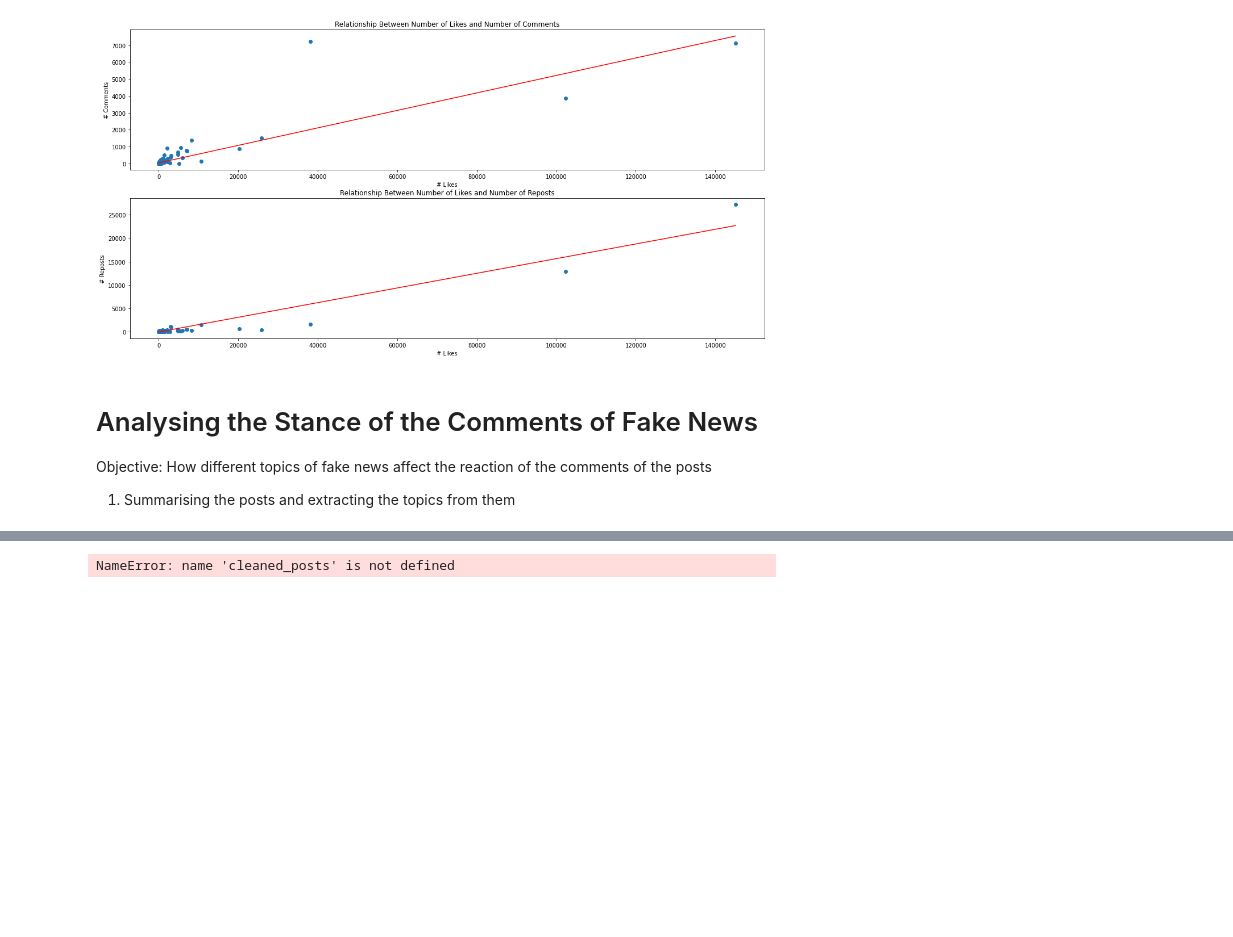
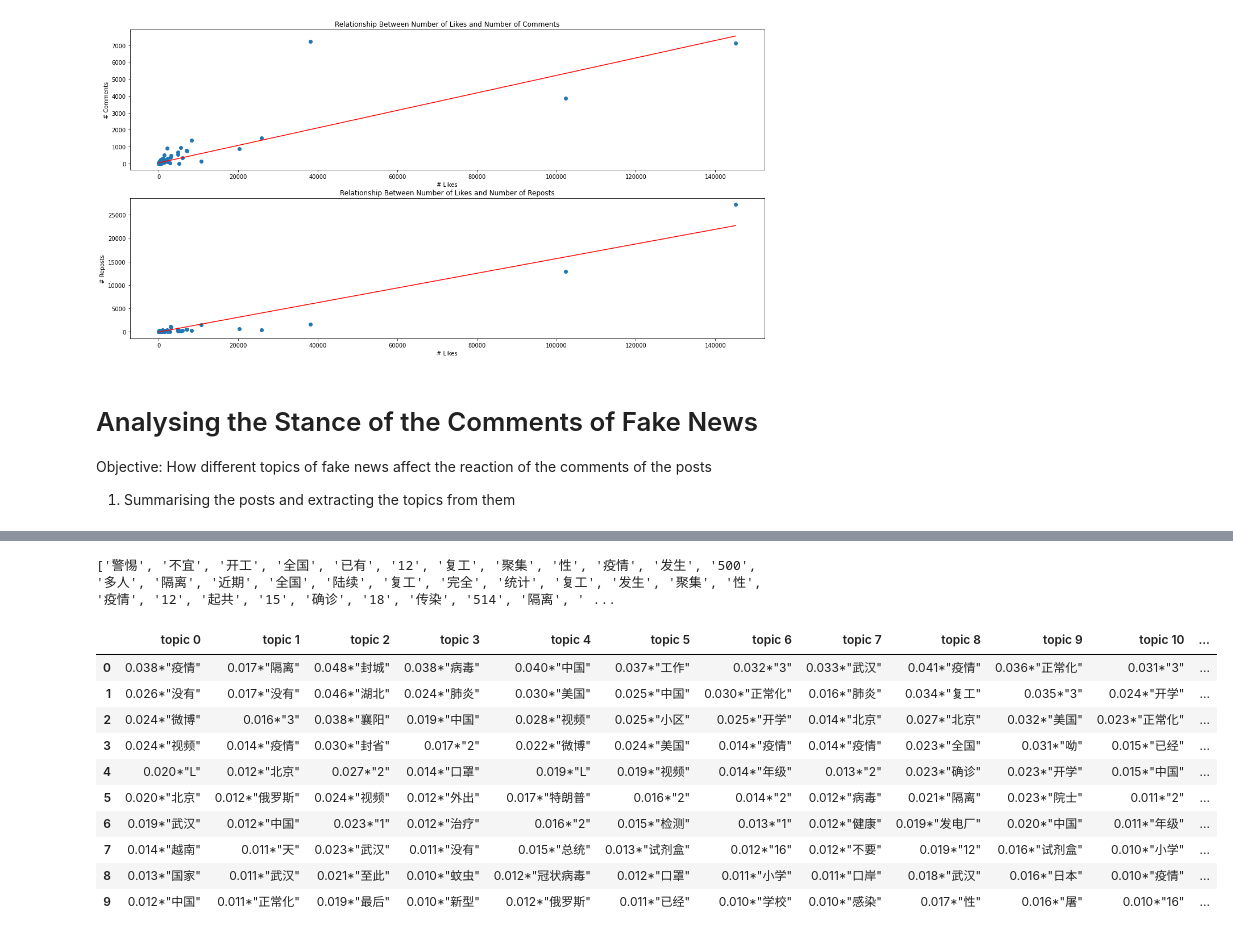
Before and after one commit to Pandacoocoo/Fake_News, a Jupyter notebook: fake_news.ipynb, the cells around one changed output, grey strips where cells are left out. Drawn from its saved outputs; the diff is of its cells as text; code cells hidden in the pictures; blank space fills up the shorter version.

Commit message:
First try at finding the topics

```diff
--- a/fake_news.ipynb
+++ b/fake_news.ipynb
@@ -356,11 +352,29 @@ for index, row in comments.iterrows():
 # %%
 import gensim
 from gensim.utils import simple_preprocess
 
 print (cleaned_posts[0])
 dictionary = gensim.corpora.Dictionary(cleaned_posts)
 dictionary.filter_extremes()
+
+bow_corpus = [dictionary.doc2bow(doc) for doc in cleaned_posts]
+lda_model = gensim.models.LdaMulticore(bow_corpus, num_topics=20, id2word=dictionary)
+topic_dic = dict()
+for idx, topic in lda_model.print_topics(-1):
+    topic_dic['topic {}'.format(idx)] = topic.split('+')
+pd.DataFrame(topic_dic)
 # %% [output]
-NameError: name 'cleaned_posts' is not defined
+['警惕', '不宜', '开工', '全国', '已有', '12', '复工', '聚集', '性', '疫情', '发生', '500', '多人', '隔离', '近期', '全国', '陆续', '复工', '完全', '统计', '复工', '发生', '聚集', '性', '疫情', '12', '起共', '15', '确诊', '18', '传染', '514', '隔离', ' ...
+|  | topic 0 | topic 1 | topic 2 | topic 3 | topic 4 | topic 5 | topic 6 | topic 7 | topic 8 | topic 9 | topic 10 | ... |
+| 0 | 0.038*"疫情" | 0.017*"隔离" | 0.048*"封城" | 0.038*"病毒" | 0.040*"中国" | 0.037*"工作" | 0.032*"3" | 0.033*"武汉" | 0.041*"疫情" | 0.036*"正常化" | 0.031*"3" | ... |
+| 1 | 0.026*"没有" | 0.017*"没有" | 0.046*"湖北" | 0.024*"肺炎" | 0.030*"美国" | 0.025*"中国" | 0.030*"正常化" | 0.016*"肺炎" | 0.034*"复工" | 0.035*"3" | 0.024*"开学" | ... |
+| 2 | 0.024*"微博" | 0.016*"3" | 0.038*"襄阳" | 0.019*"中国" | 0.028*"视频" | 0.025*"小区" | 0.025*"开学" | 0.014*"北京" | 0.027*"北京" | 0.032*"美国" | 0.023*"正常化" | ... |
+| 3 | 0.024*"视频" | 0.014*"疫情" | 0.030*"封省" | 0.017*"2" | 0.022*"微博" | 0.024*"美国" | 0.014*"疫情" | 0.014*"疫情" | 0.023*"全国" | 0.031*"呦" | 0.015*"已经" | ... |
+| 4 | 0.020*"L" | 0.012*"北京" | 0.027*"2" | 0.014*"口罩" | 0.019*"L" | 0.019*"视频" | 0.014*"年级" | 0.013*"2" | 0.023*"确诊" | 0.023*"开学" | 0.015*"中国" | ... |
+| 5 | 0.020*"北京" | 0.012*"俄罗斯" | 0.024*"视频" | 0.012*"外出" | 0.017*"特朗普" | 0.016*"2" | 0.014*"2" | 0.012*"病毒" | 0.021*"隔离" | 0.023*"院士" | 0.011*"2" | ... |
+| 6 | 0.019*"武汉" | 0.012*"中国" | 0.023*"1" | 0.012*"治疗" | 0.016*"2" | 0.015*"检测" | 0.013*"1" | 0.012*"健康" | 0.019*"发电厂" | 0.020*"中国" | 0.011*"年级" | ... |
+| 7 | 0.014*"越南" | 0.011*"天" | 0.023*"武汉" | 0.011*"没有" | 0.015*"总统" | 0.013*"试剂盒" | 0.012*"16" | 0.012*"不要" | 0.019*"12" | 0.016*"试剂盒" | 0.010*"小学" | ... |
+| 8 | 0.013*"国家" | 0.011*"武汉" | 0.021*"至此" | 0.010*"蚊虫" | 0.012*"冠状病毒" | 0.012*"口罩" | 0.011*"小学" | 0.011*"口岸" | 0.018*"武汉" | 0.016*"日本" | 0.010*"疫情" | ... |
+| 9 | 0.012*"中国" | 0.011*"正常化" | 0.019*"最后" | 0.010*"新型" | 0.012*"俄罗斯" | 0.011*"已经" | 0.010*"学校" | 0.010*"感染" | 0.017*"性" | 0.016*"屠" | 0.010*"16" | ... |
 # %%
 # some comments after fake news has been debunked still believes in it
```
Also changed, not shown: parts of 2 cells of this notebook.
